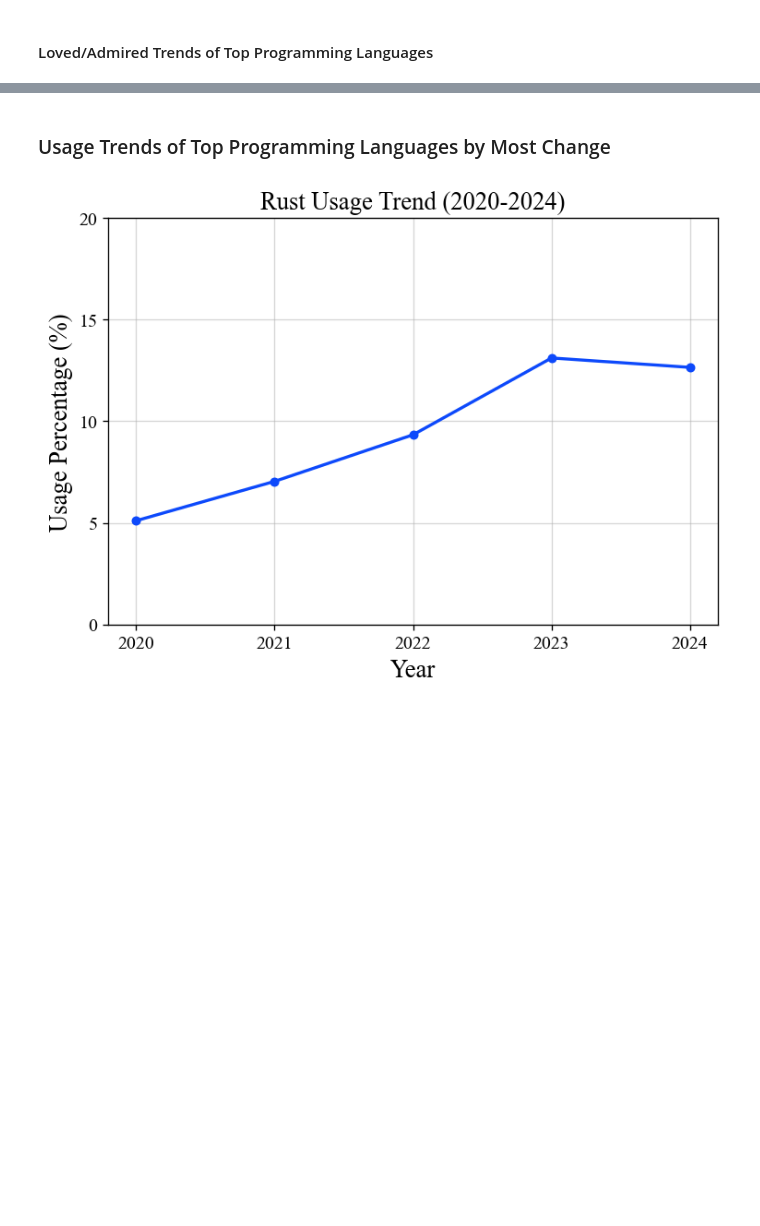
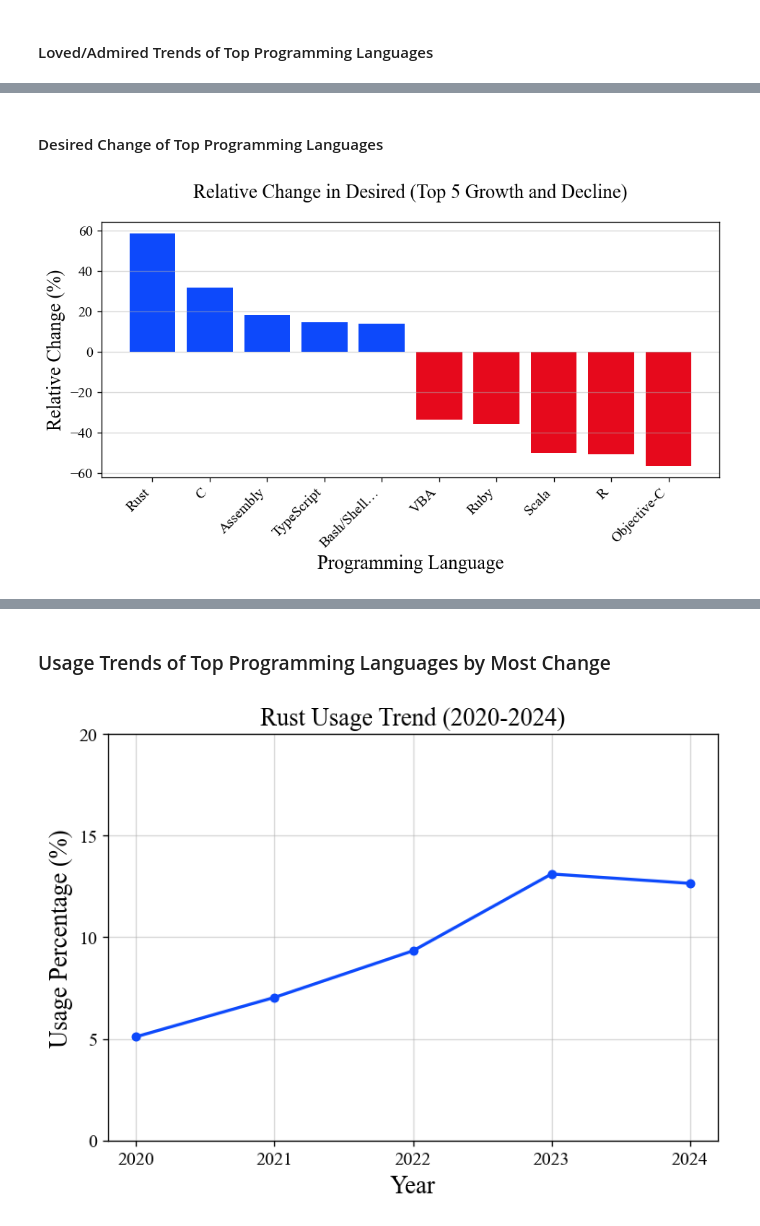
Before and after one commit to devinlin89/SO-language-trends-2020-2024, a Jupyter notebook: notebooks/analysis.ipynb, the cells around one changed output, grey strips where cells are left out. Cells and saved outputs as stored; diff of their text form; code cells hidden in the pictures; blank space fills up the shorter version.

```diff
--- a/notebooks/analysis.ipynb
+++ b/notebooks/analysis.ipynb
@@ -668,0 +641,10 @@ plt.show()
+# %% [markdown]
+#### Desired Change of Top Programming Languages
+# %%
+plotting.plot_relative_growth_bar_chart(
+    desired_measures_df,
+    metric_name="Desired",
+    top_n=5
+)
+# %% [output]
+[figure, added]
```
Also changed, not shown: parts of 18 cells of this notebook, 2 other files.
